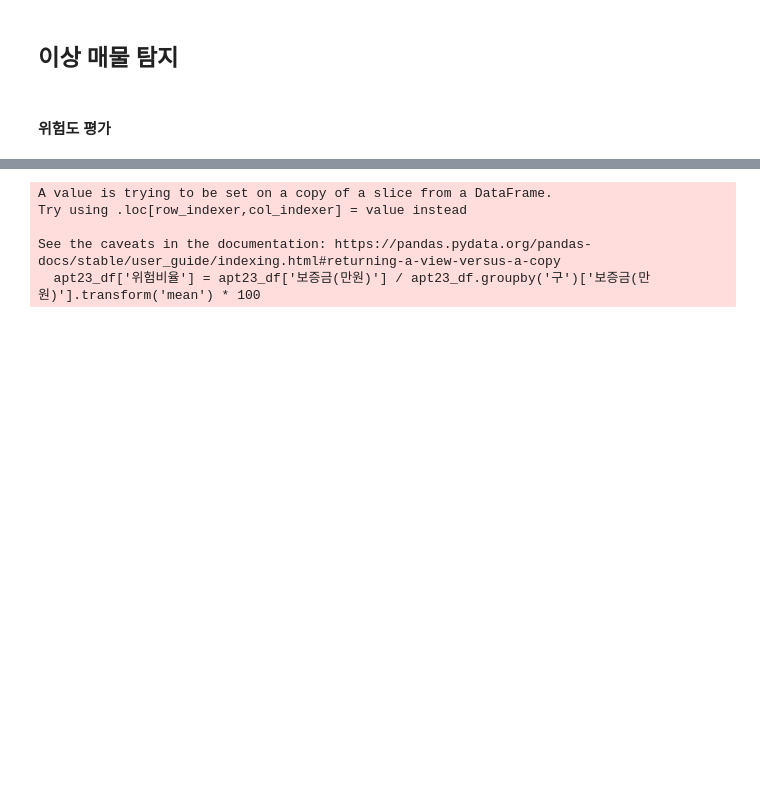
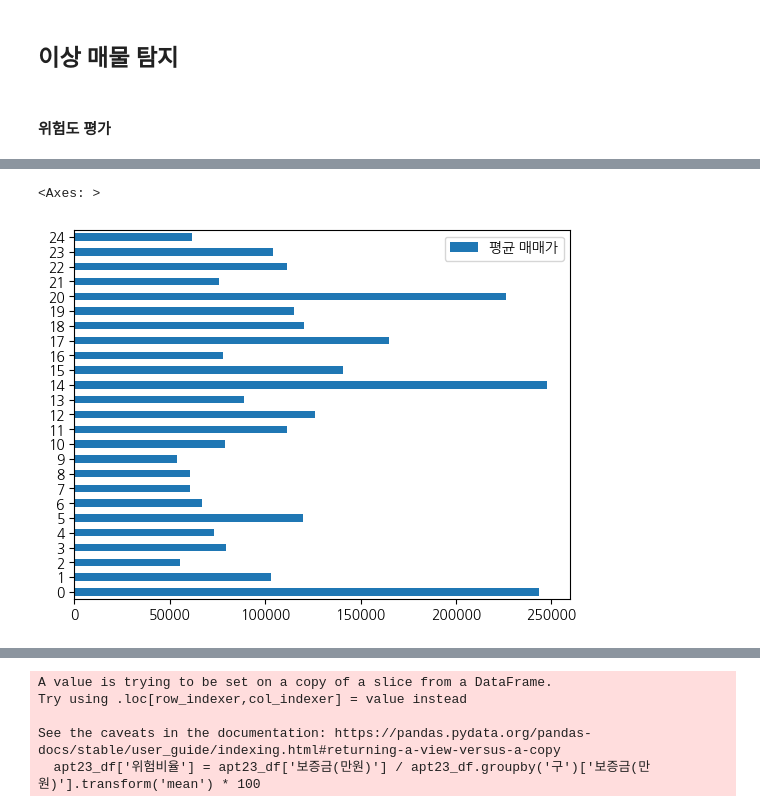
Before and after one commit to skqkrl/SDC_project, a Jupyter notebook: yena.ipynb, the cells around one changed output, grey strips where cells are left out. Drawn from its saved outputs; the diff is of its cells as text; code cells hidden in the pictures; blank space fills up the shorter version.

```diff
--- a/yena.ipynb
+++ b/yena.ipynb
@@ -572,0 +728,6 @@ apt_df
+# %%
+apt23_deal['계약년월'] = pd.to_datetime(apt23_deal['계약년월'].astype(str), format='%Y%m')
+apt24_deal['계약년월'] = pd.to_datetime(apt24_deal['계약년월'].astype(str), format='%Y%m')
+# %%
+apt23_deal = apt23_deal[apt23_deal['계약년월']>='2023-06-01']
+apt23_deal
@@ -572,0 +828,3 @@ apt_df
+# %%
+apt_gu_deal = pd.concat([apt23_deal[['구','거래금액(만원)']], apt24_deal[['구','거래금액(만원)']]])
+apt_gu_deal
@@ -572,0 +845,4 @@ apt_df
+# %%
+# 전세 보증금을 매매 가격으로 나눈 후, 이를 100으로 곱해 퍼센트
+apt_gu_deal = apt_gu_deal.groupby('구')['거래금액(만원)'].mean().reset_index(name='평균 매매가')
+apt_gu_deal
@@ -572,0 +867,5 @@ apt_df
+# %%
+apt_gu_deal.plot(kind='barh')
+# %% [output]
+<Axes: >
+[figure, added]
```
Also changed, not shown: parts of 60 cells of this notebook, 3 other files.
